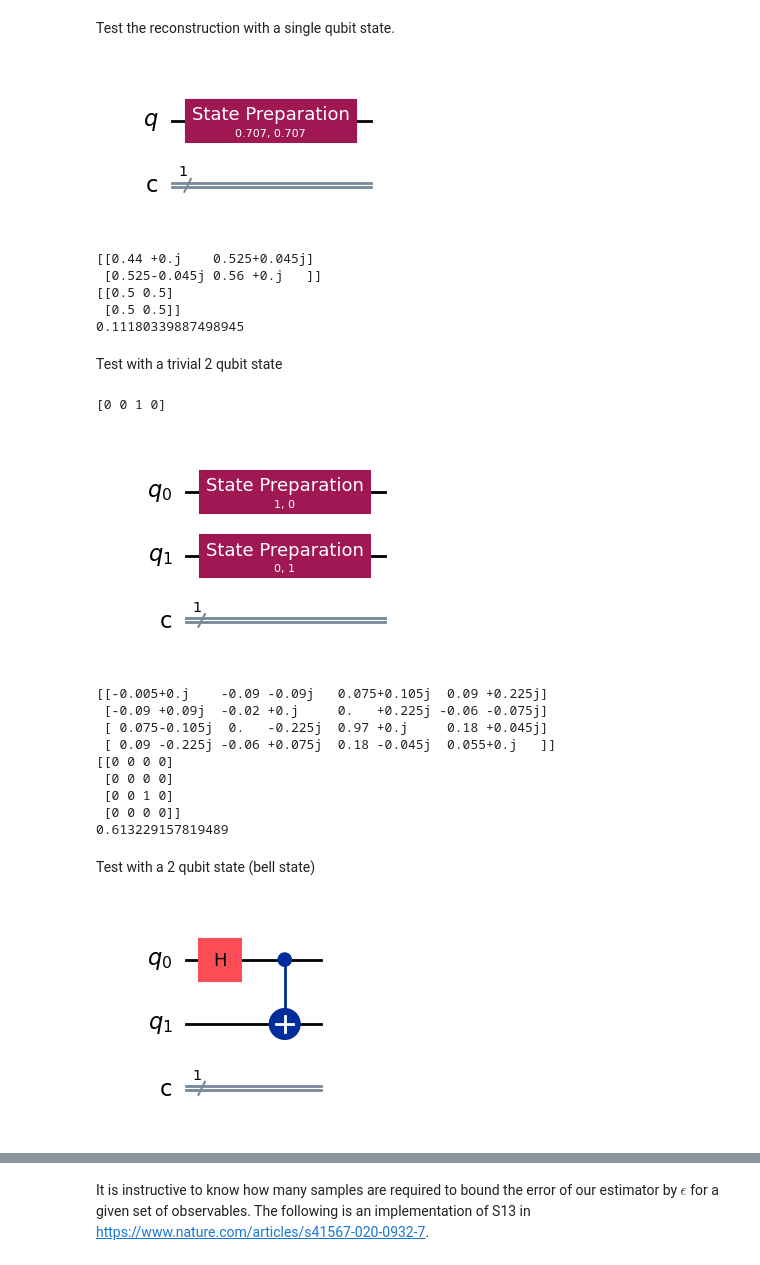
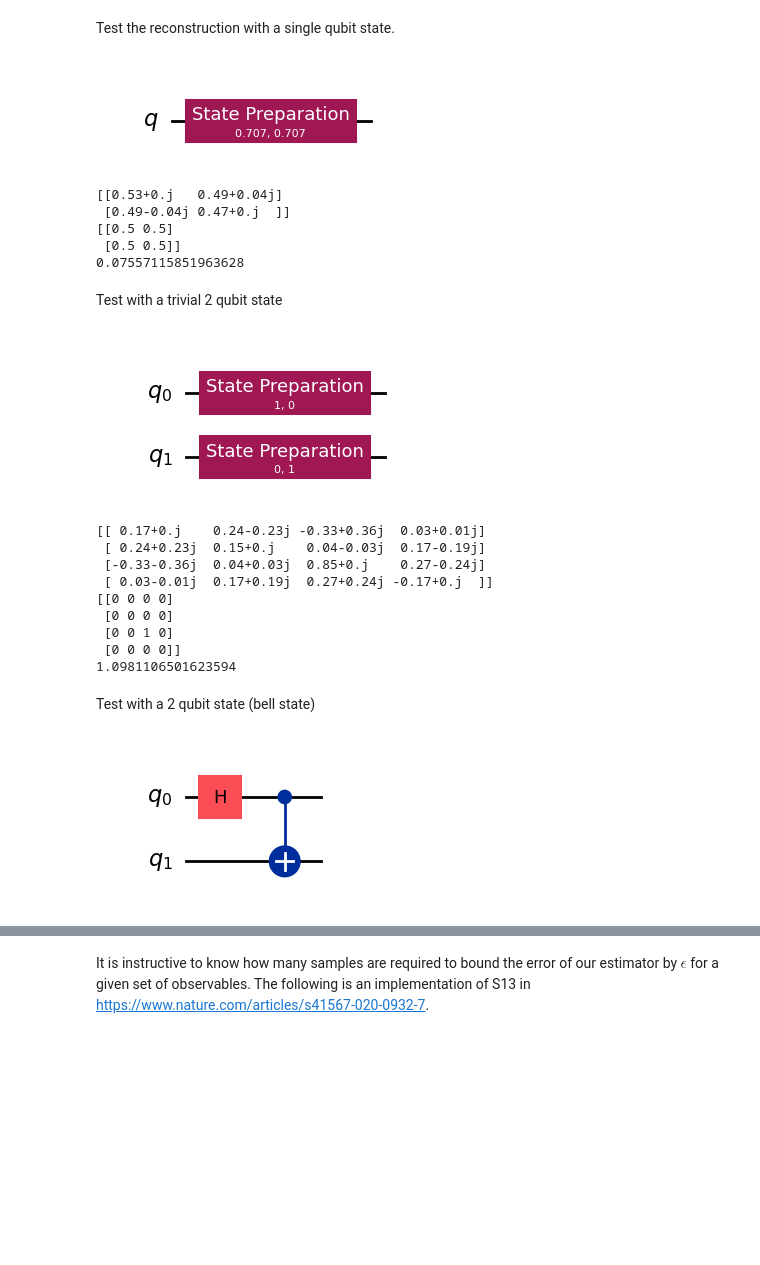
Before and after one commit to ZacharyKokot/Summer-Research-2024, a Jupyter notebook: ShadowTomography.ipynb, the cells around one changed output, grey strips where cells are left out. Drawn from its saved outputs; the diff is of its cells as text; code cells hidden in the pictures; blank space fills up the shorter version.

Commit message:
Cleaed up classical shadow protocall and searched for the current bug.

```diff
--- a/ShadowTomography.ipynb
+++ b/ShadowTomography.ipynb
@@ -168,25 +172,25 @@ def operator_distance(A, B):
 # %% [markdown]
 Test the reconstruction with a single qubit state.
 # %%
+num_qubits = 1
 single_qubit_state = [1/np.sqrt(2), 1/np.sqrt(2)]
 
-# Instantiate quantum and classical registers each of 1 bit.
-single_qubit_qr = QuantumRegister (1, 'q')
-single_qubit_cr = ClassicalRegister(1, 'c')
+# Instantiate a quantum register with a single qubit.
+single_qubit_qr = QuantumRegister (num_qubits, 'q')
 
 # Create a quantum circuit and add the prepare_state function acting on qubit 0.
-single_qubit_qc = QuantumCircuit(single_qubit_qr, single_qubit_cr)
+single_qubit_qc = QuantumCircuit(single_qubit_qr)
 single_qubit_qc.prepare_state(state = single_qubit_state, qubits = 0)
 
 # Draw the ciruit in mpl (matplotlib).
 single_qubit_qc.draw("mpl")
 # %% [output]
-[figure, old version]
+[figure, new version]
 # %%
-shadow = construct_shadow(single_qubit_qc, 100, 1)
+shadow = construct_shadow(single_qubit_qc, 1000, 1)
 
 rho_estimated = reconstruct_from_shadow(shadow)
-print(np.round(rho_estimated, decimals = 4))
+print(np.round(rho_estimated, decimals = 2))
 
 phi = np.matrix(single_qubit_state).T
 
@@ -195,25 +199,22 @@ print(rho_expected)
 
 print(operator_distance(rho_estimated, rho_expected))
 # %% [output]
-[[0.44 +0.j    0.525+0.045j]
- [0.525-0.045j 0.56 +0.j   ]]
+[[0.53+0.j   0.49+0.04j]
+ [0.49-0.04j 0.47+0.j  ]]
 [[0.5 0.5]
  [0.5 0.5]]
-0.11180339887498945
+0.07557115851963628
 # %% [markdown]
 Test with a trivial 2 qubit state
 # %%
+num_qubits = 2
 trivial_2_qubit_state = [0, 0, 1, 0]
 
-test = np.kron([0,1], [1,0])
-print(test)
-
-# Instantiate quantum register of 2 bits and classical register of 1 bit.
-trivial_2_qubit_qr = QuantumRegister(2, 'q')
-trivial_2_qubit_cr = ClassicalRegister(1, 'c')
+# Instantiate a quantum register with two qubits.
+trivial_2_qubit_qr = QuantumRegister(num_qubits, 'q')
 
 # Create a quantum circuit and add the prepare_state function acting on qubits 0 and 1.
-trivial_2_qubit_qc = QuantumCircuit(trivial_2_qubit_qr, trivial_2_qubit_cr)
+trivial_2_qubit_qc = QuantumCircuit(trivial_2_qubit_qr)
 trivial_2_qubit_qc.prepare_state(state = [1,0], qubits=0)
 trivial_2_qubit_qc.prepare_state(state = [0,1], qubits=1)
 
@@ -222,13 +223,12 @@ trivial_2_qubit_qc.draw('mpl')
 
 #Note: Qiskit is little endian so a 3 qubit tensor product is ordered as |q2> |q1> |q0>. Therefore preparing qubit 0 in state 0 and qubit 1 in state 1 give the tensor product state |10> = |1> |0>.
 # %% [output]
-[0 0 1 0]
-[figure, old version]
+[figure, new version]
 # %%
-shadow = construct_shadow(trivial_2_qubit_qc, 100, 2)
+shadow = construct_shadow(trivial_2_qubit_qc, 1000, 2)
 
 rho_estimated = reconstruct_from_shadow(shadow)
-print(np.round(rho_estimated, decimals = 4))
+print(np.round(rho_estimated, decimals = 2))
 
 phi = np.matrix(trivial_2_qubit_state).T
 
@@ -237,29 +237,31 @@ print(rho_expected)
 
 print(operator_distance(rho_estimated, rho_expected))
 
-# Note the swapped entries. Between the rho_estimated and rho_expected. The 0.97 in the rho_estimaed should be where the 1 is in the rho_expected. Fixed this by changing the order of the tensor product in the end of the reconstruct_from_shadow function.
+# (25/06/2024) Note the swapped entries. Between the rho_estimated and rho_expected. The 0.97 in the rho_estimaed should be where the 1 is in the rho_expected. Fixed this by changing the order of the tensor product in the end of the reconstruct_from_shadow function.
+
+# (26/06/2024) Large off-diagonal entries. Where are these coming from???
 # %% [output]
-[[-0.005+0.j    -0.09 -0.09j   0.075+0.105j  0.09 +0.225j]
- [-0.09 +0.09j  -0.02 +0.j     0.   +0.225j -0.06 -0.075j]
- [ 0.075-0.105j  0.   -0.225j  0.97 +0.j     0.18 +0.045j]
- [ 0.09 -0.225j -0.06 +0.075j  0.18 -0.045j  0.055+0.j   ]]
+[[ 0.17+0.j    0.24-0.23j -0.33+0.36j  0.03+0.01j]
+ [ 0.24+0.23j  0.15+0.j    0.04-0.03j  0.17-0.19j]
+ [-0.33-0.36j  0.04+0.03j  0.85+0.j    0.27-0.24j]
+ [ 0.03-0.01j  0.17+0.19j  0.27+0.24j -0.17+0.j  ]]
 [[0 0 0 0]
  [0 0 0 0]
  [0 0 1 0]
  [0 0 0 0]]
-0.613229157819489
+1.0981106501623594
 # %% [markdown]
 Test with a 2 qubit state (bell state)
 # %%
+num_qubits = 2
 bell_state = [1/np.sqrt(2), 0, 0, 1/np.sqrt(2)]
 
-# Instantiate quantum register of 2 bits and classical register of 1 bit.
-bell_state_qr = QuantumRegister (2, 'q')
-bell_state_cr = ClassicalRegister(1, 'c')
+# Instantiate a quantum register with two qubits.
+bell_state_qr = QuantumRegister (num_qubits, 'q')
 
 # Create a quantum circuit with a hadamard gate acting on qubit 0
 # and a CNOT gate with control qubit 0 and target qubit 1. This will prepare a bell state.
-bell_state_qc = QuantumCircuit(bell_state_qr, bell_state_cr)
+bell_state_qc = QuantumCircuit(bell_state_qr)
 bell_state_qc.append(
     HGate(),
     [0]
@@ -272,7 +274,7 @@ bell_state_qc.append(
 # Draw the ciruit in mpl (matplotlib).
 bell_state_qc.draw("mpl")
 # %% [output]
-[figure, old version]
+[figure, new version]
 # %%
 shadow = construct_shadow(bell_state_qc, 1000, 2)
 
```
Also changed, not shown: parts of 10 cells of this notebook, 3 other files.
